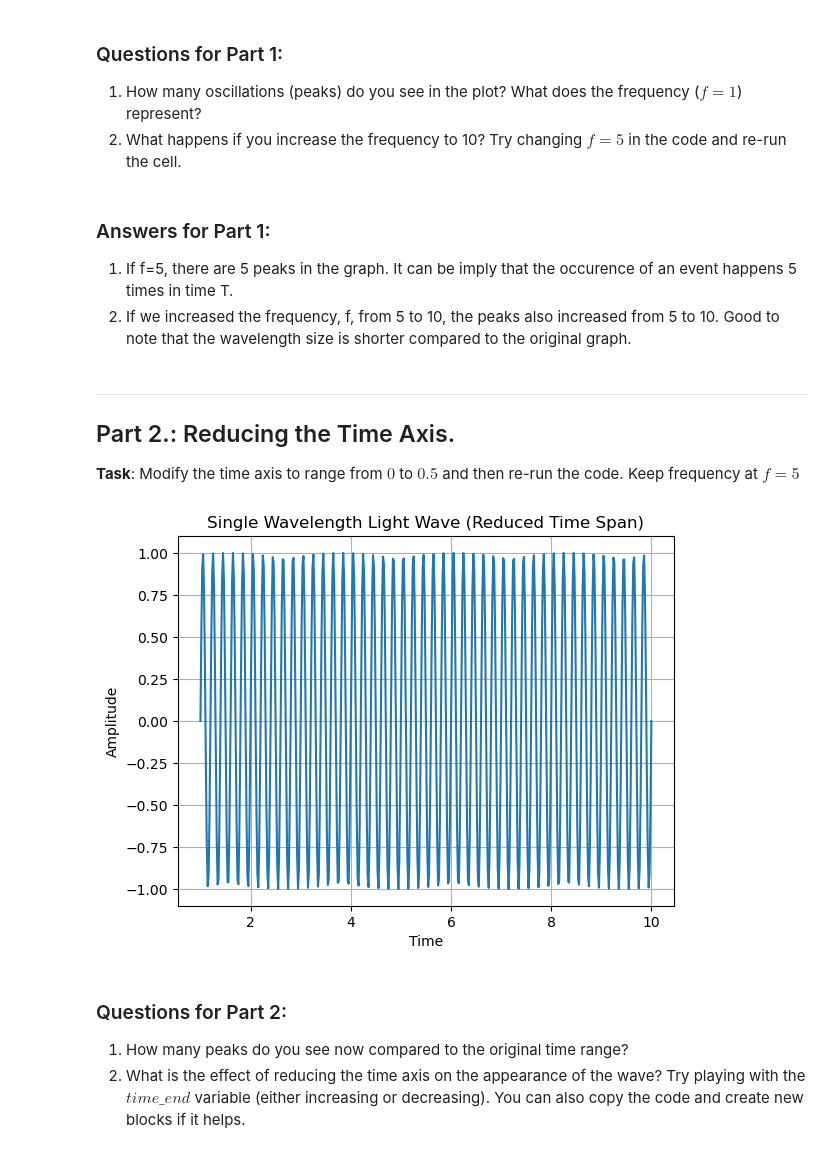
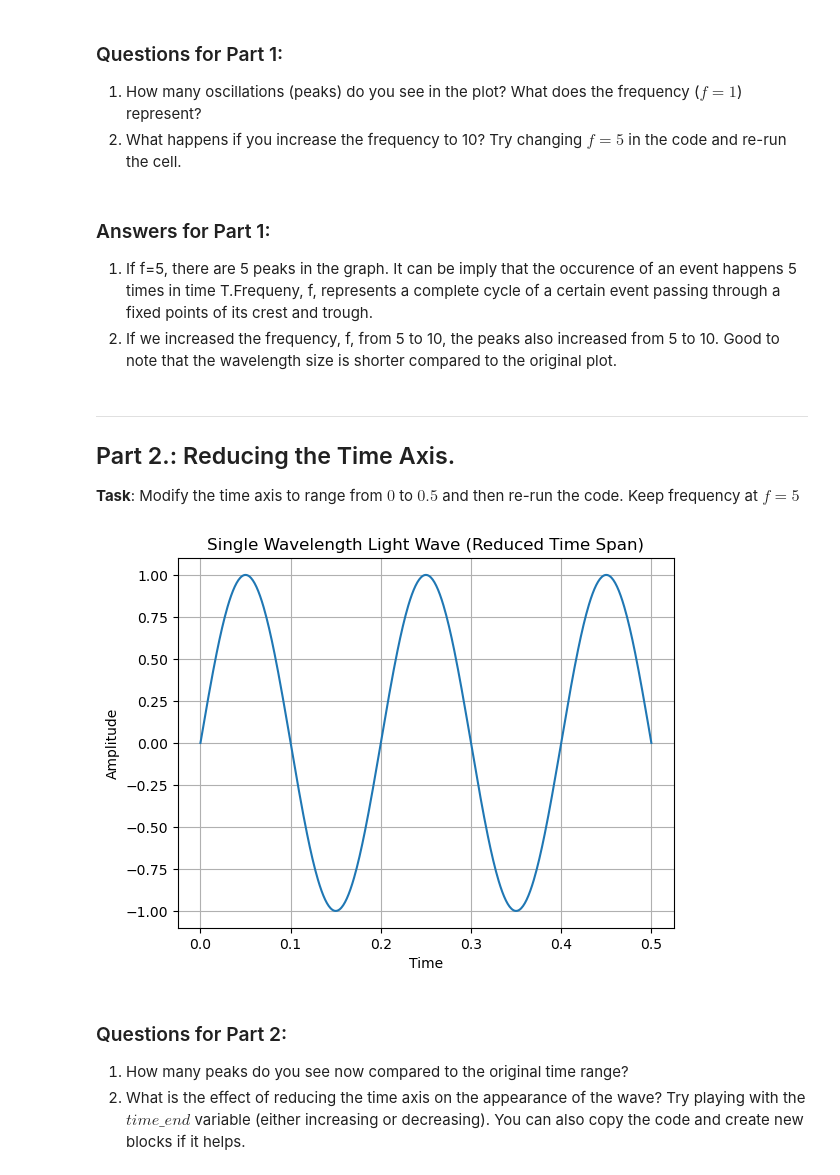
Before and after one commit to acgaribay/Meteo203-2526-Garibay, a Jupyter notebook: exercise_02/exercise_02_simulatinglight.ipynb, the cells around one changed output. Cells and saved outputs as stored; diff of their text form; code cells hidden in the pictures.

```diff
--- a/exercise_02/exercise_02_simulatinglight.ipynb
+++ b/exercise_02/exercise_02_simulatinglight.ipynb
@@ -41,8 +41,8 @@ plt.show()
 # %% [markdown]
 ### Answers for Part 1:
 
-1. If f=5, there are 5 peaks in the graph. It can be imply that the occurence of an event happens 5 times in time T.
-2. If we increased the frequency, f, from 5 to 10, the peaks also increased from 5 to 10. Good to note that the wavelength size is shorter compared to the original graph.
+1. If f=5, there are 5 peaks in the graph. It can be imply that the occurence of an event happens 5 times in time T.Frequeny, f, represents a complete cycle of a certain event passing through a fixed points of its crest and trough.
+2. If we increased the frequency, f, from 5 to 10, the peaks also increased from 5 to 10. Good to note that the wavelength size is shorter compared to the original plot.
 # %% [markdown]
 ---
 
@@ -50,24 +50,24 @@ plt.show()
 **Task**: Modify the time axis to range from $0$ to $0.5$ and then re-run the code. Keep frequency at $f=5$
 # %%
 # Adjust the time axis to a shorter range
-time_start = 1
-time_end = 10
+time_start = 0
+time_end = 0.5
 t = np.linspace(time_start, time_end, 500)  # Time array (0 to 2pi)
 
 f = 5  # Frequency
 
 # Generate the sine wave for the same frequency
 wave = A * np.sin(2 * np.pi * f * t)
 
 # Plot the wave
 plt.plot(t, wave)
 plt.title("Single Wavelength Light Wave (Reduced Time Span)")
 plt.xlabel("Time")
 plt.ylabel("Amplitude")
 plt.grid(True)
 plt.show()
 # %% [output]
-[figure, old version]
+[figure, new version]
 # %% [markdown]
 ### Questions for Part 2:
 1. How many peaks do you see now compared to the original time range?
```
Also changed, not shown: parts of 1 cell of this notebook.
